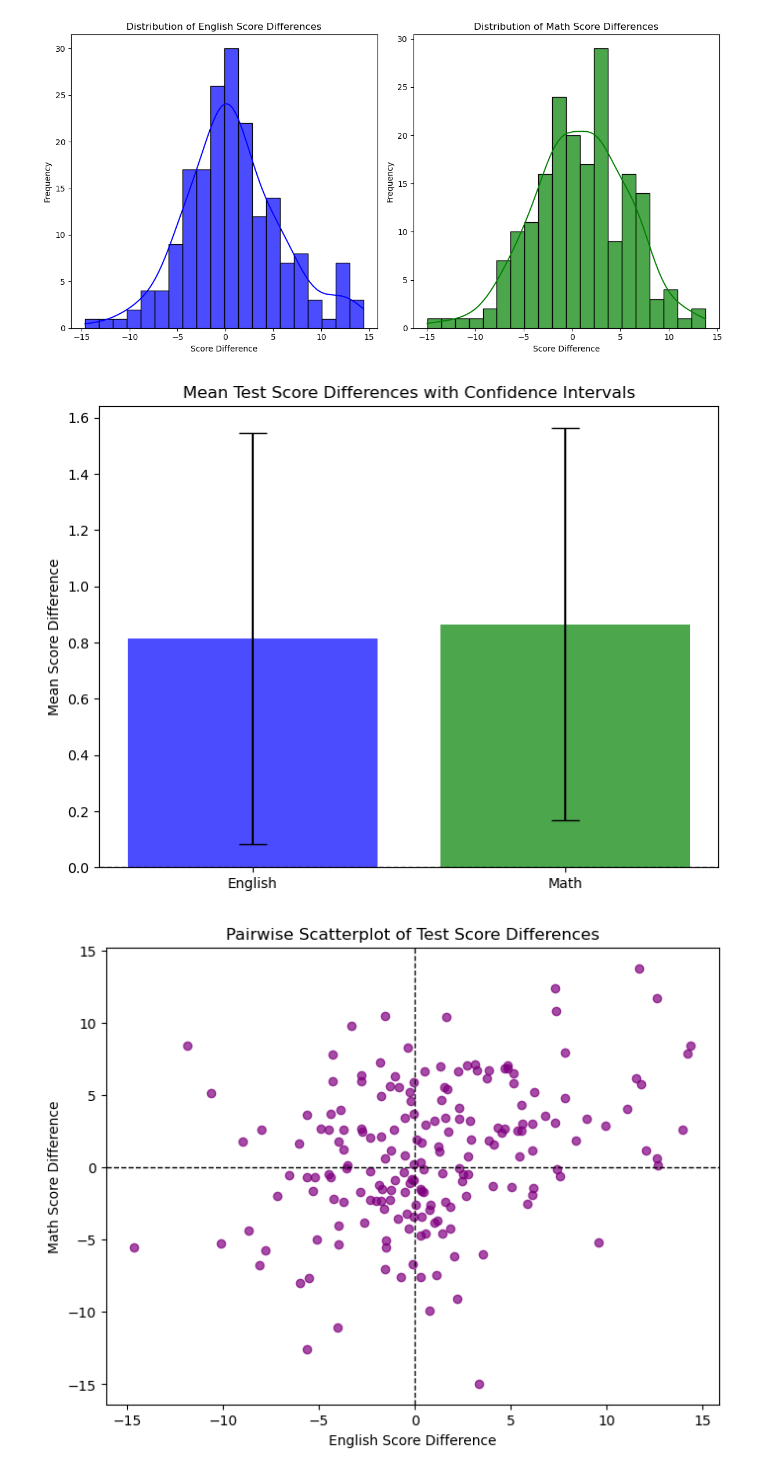
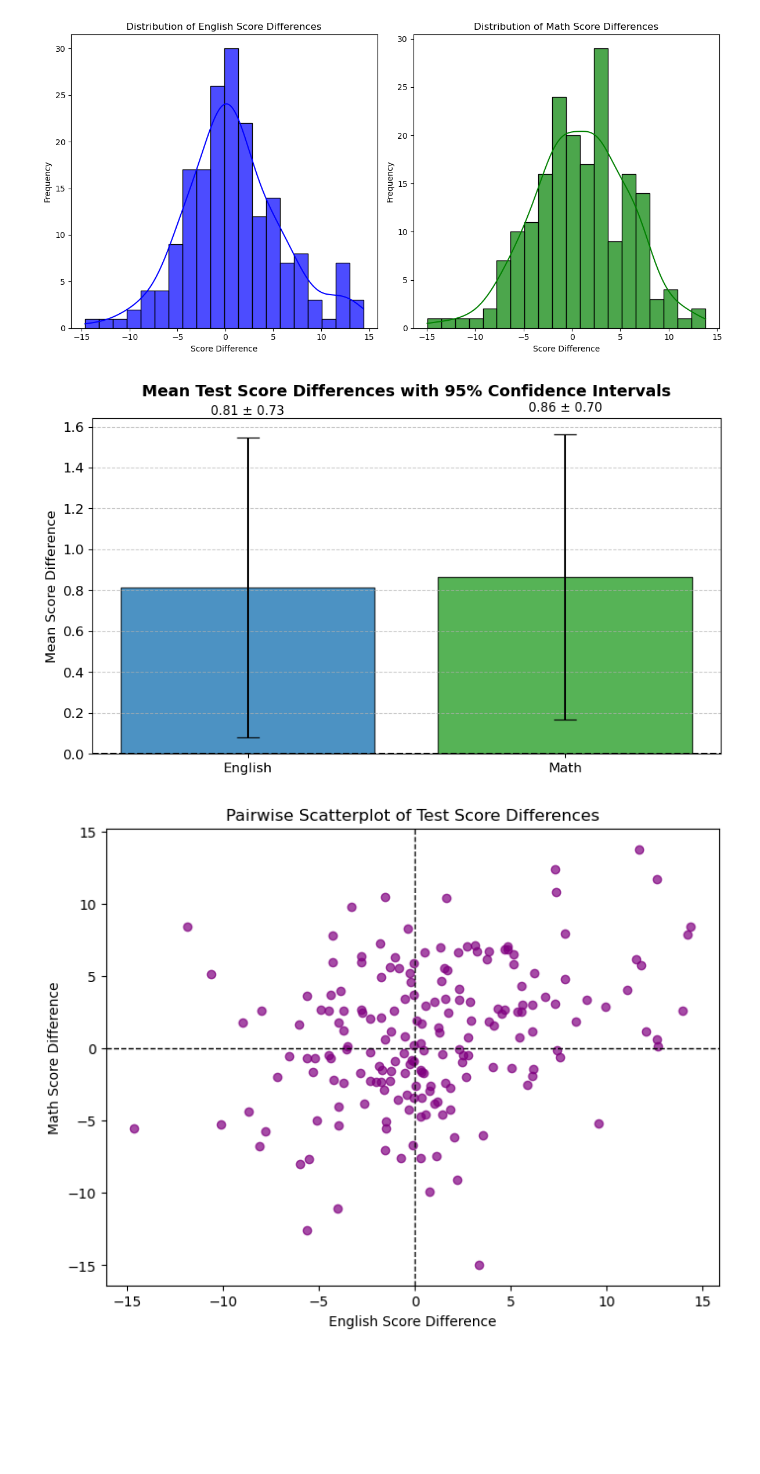
Before and after one commit to samantharudra/ds_finalproject, a Jupyter notebook: code/spatial_matching.ipynb, the cells around one changed output. Saved outputs shown, nothing was run; the diff lists cells and outputs as text; code cells hidden in the pictures; blank space fills up the shorter version.

Commit message:
more figures in spatial matching

```diff
--- a/code/spatial_matching.ipynb
+++ b/code/spatial_matching.ipynb
@@ -129,20 +129,48 @@ plt.show()
 # %% [output]
 [figure]
 # %%
-# Mean differences with confidence intervals
+import matplotlib.pyplot as plt
+import numpy as np
+
+# Calculate the mean differences, standard deviations, and confidence intervals
 mean_diffs = matched_pairs[["english_diff_pairs", "math_diff_pairs"]].mean()
 std_diffs = matched_pairs[["english_diff_pairs", "math_diff_pairs"]].std()
 sample_sizes = matched_pairs[["english_diff_pairs", "math_diff_pairs"]].count()
 conf_intervals = 1.96 * (std_diffs / sample_sizes ** 0.5)
 
-plt.figure(figsize=(8, 6))
-plt.bar(["English", "Math"], mean_diffs, yerr=conf_intervals, capsize=10, color=["blue", "green"], alpha=0.7)
-plt.title("Mean Test Score Differences with Confidence Intervals")
-plt.ylabel("Mean Score Difference")
-plt.axhline(0, color="black", linestyle="--", linewidth=1)
+# Create the figure and axes
+plt.figure(figsize=(10, 6))
+
+# Plot the bar chart with error bars
+bars = plt.bar(["English", "Math"], mean_diffs, yerr=conf_intervals, capsize=10, color=["#1f77b4", "#2ca02c"], alpha=0.8, edgecolor="black")
+
+# Adding the title and labels
+plt.title("Mean Test Score Differences with 95% Confidence Intervals", fontsize=14, fontweight='bold', pad=20)
+plt.ylabel("Mean Score Difference", fontsize=12)
+plt.xticks(fontsize=12)
+plt.yticks(fontsize=12)
+
+# Add horizontal line at y=0 for reference
+plt.axhline(0, color="black", linestyle="--", linewidth=1.5)
+
+# Display the confidence interval values on top of the bars
+for bar, ci in zip(bars, conf_intervals):
+    yval = bar.get_height()
+    plt.text(bar.get_x() + bar.get_width() / 2, yval + ci + 0.1, f"{yval:.2f} ± {ci:.2f}", ha="center", va="bottom", fontsize=11, color="black")
+
+# Enhance gridlines for better readability
+plt.grid(axis='y', linestyle="--", alpha=0.7)
+
+# Adjust layout to prevent overlap
+plt.subplots_adjust(top=0.8)
+
+# Save the plot as a PNG file
+plt.savefig("../figures/conf_intervals.png")
+
+# Show the plot
 plt.show()
 # %% [output]
-[figure, old version]
+[figure, new version]
 # %%
 plt.figure(figsize=(8, 6))
 plt.scatter(matched_pairs["english_diff_pairs"], matched_pairs["math_diff_pairs"], alpha=0.7, color="purple")
```
Also changed, not shown: parts of 18 cells of this notebook, 9 other files.
